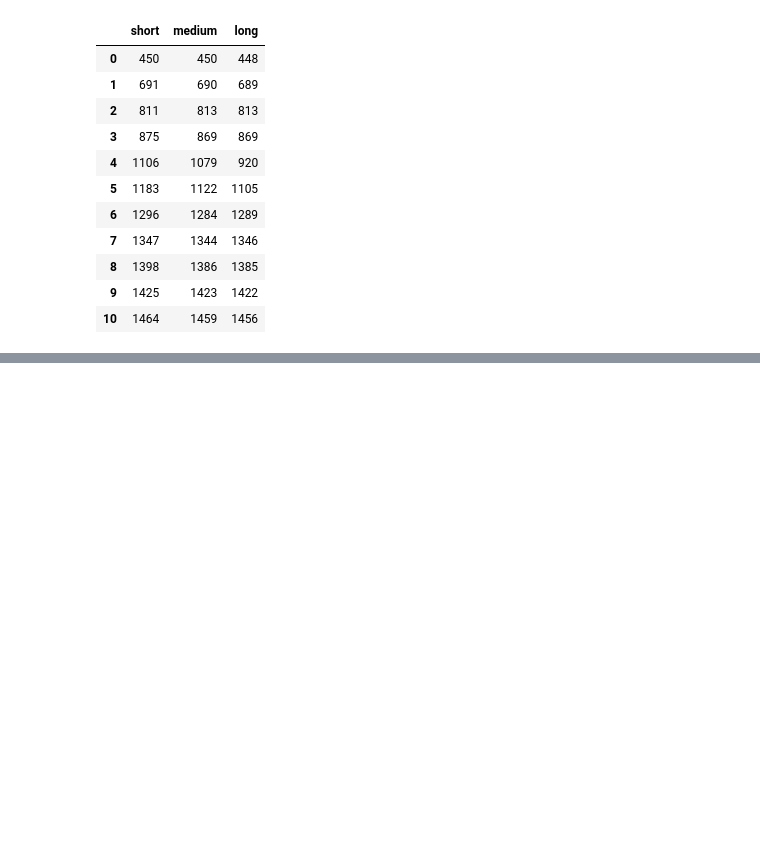
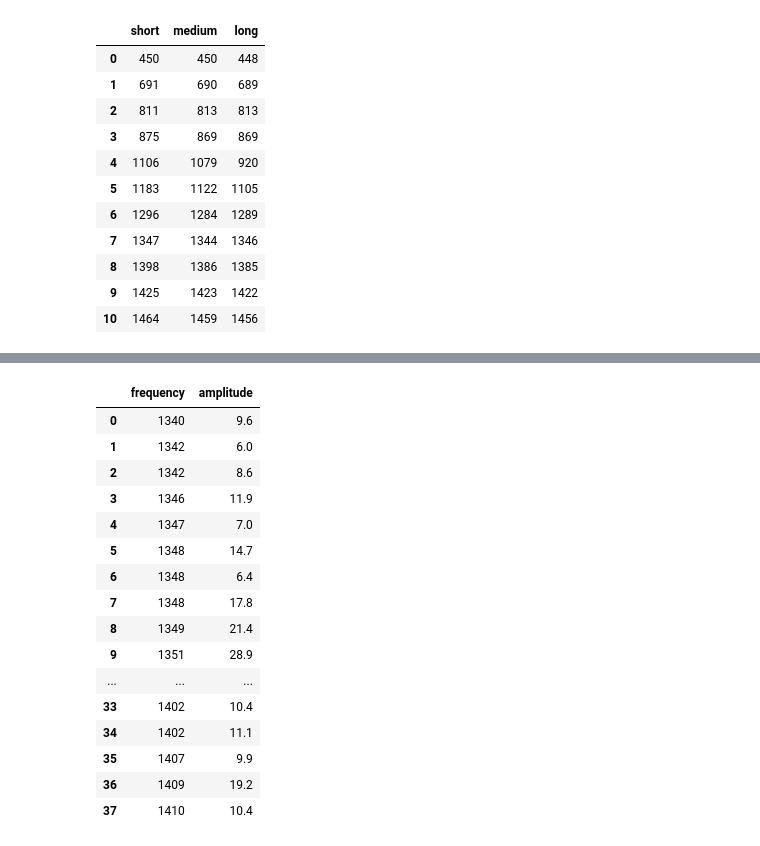
Before and after one commit to declan-healy/acoustic-resonant-chamber, a Jupyter notebook: M2_Normal_modes_in_an_acoustic_chamber.ipynb, the cells around one changed output, grey strips where cells are left out. Saved outputs shown, nothing was run; the diff lists cells and outputs as text; code cells hidden in the pictures; blank space fills up the shorter version.

```diff
--- a/M2_Normal_modes_in_an_acoustic_chamber.ipynb
+++ b/M2_Normal_modes_in_an_acoustic_chamber.ipynb
@@ -69,0 +75,21 @@ measured
+# %%
+medium = pd.read_csv("medium.csv", usecols = ['frequency', 'amplitude'])
+medium
+# %% [output]
+|  | frequency | amplitude |
+| 0 | 1340 | 9.6 |
+| 1 | 1342 | 6.0 |
+| 2 | 1342 | 8.6 |
+| 3 | 1346 | 11.9 |
+| 4 | 1347 | 7.0 |
+| 5 | 1348 | 14.7 |
+| 6 | 1348 | 6.4 |
+| 7 | 1348 | 17.8 |
+| 8 | 1349 | 21.4 |
+| 9 | 1351 | 28.9 |
+| ... | ... | ... |
+| 33 | 1402 | 10.4 |
+| 34 | 1402 | 11.1 |
+| 35 | 1407 | 9.9 |
+| 36 | 1409 | 19.2 |
+| 37 | 1410 | 10.4 |
```
Also changed, not shown: parts of 9 cells of this notebook.
